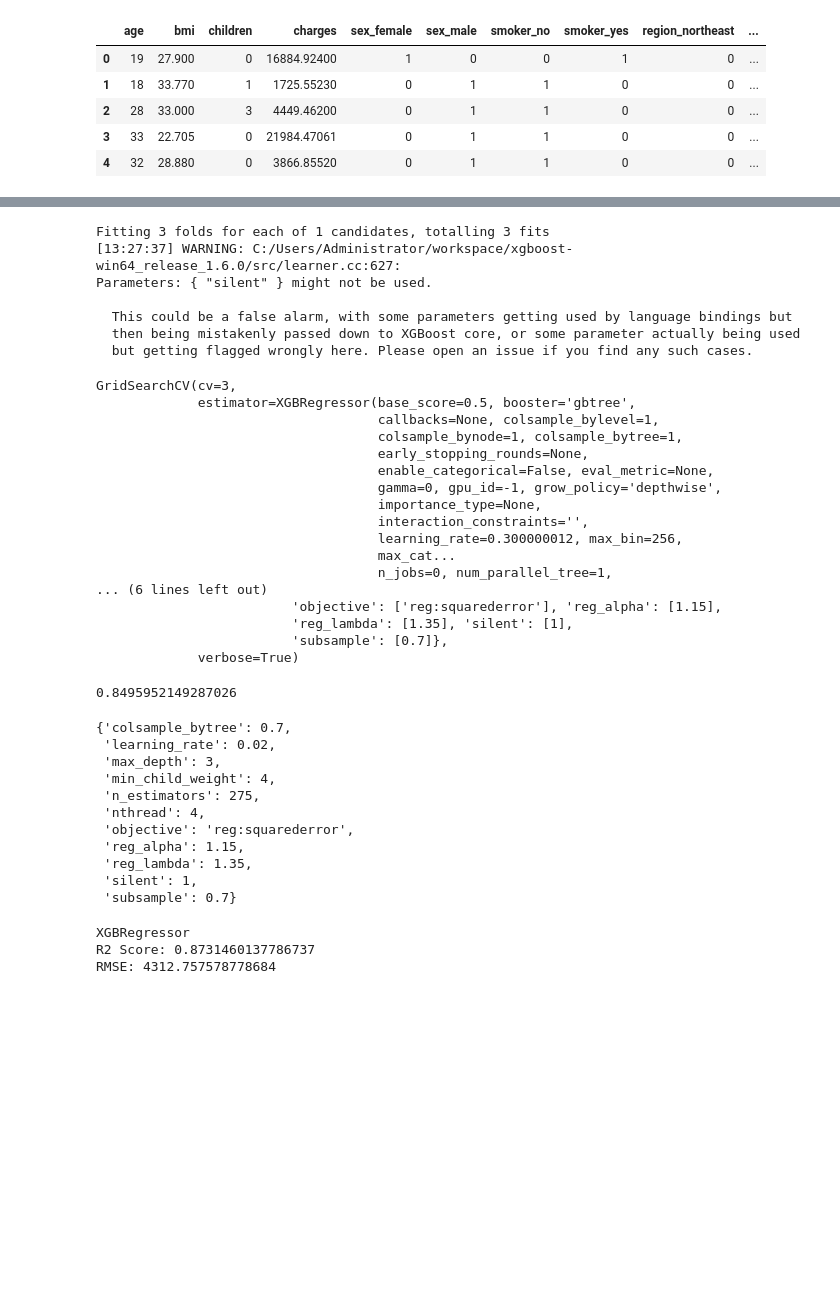
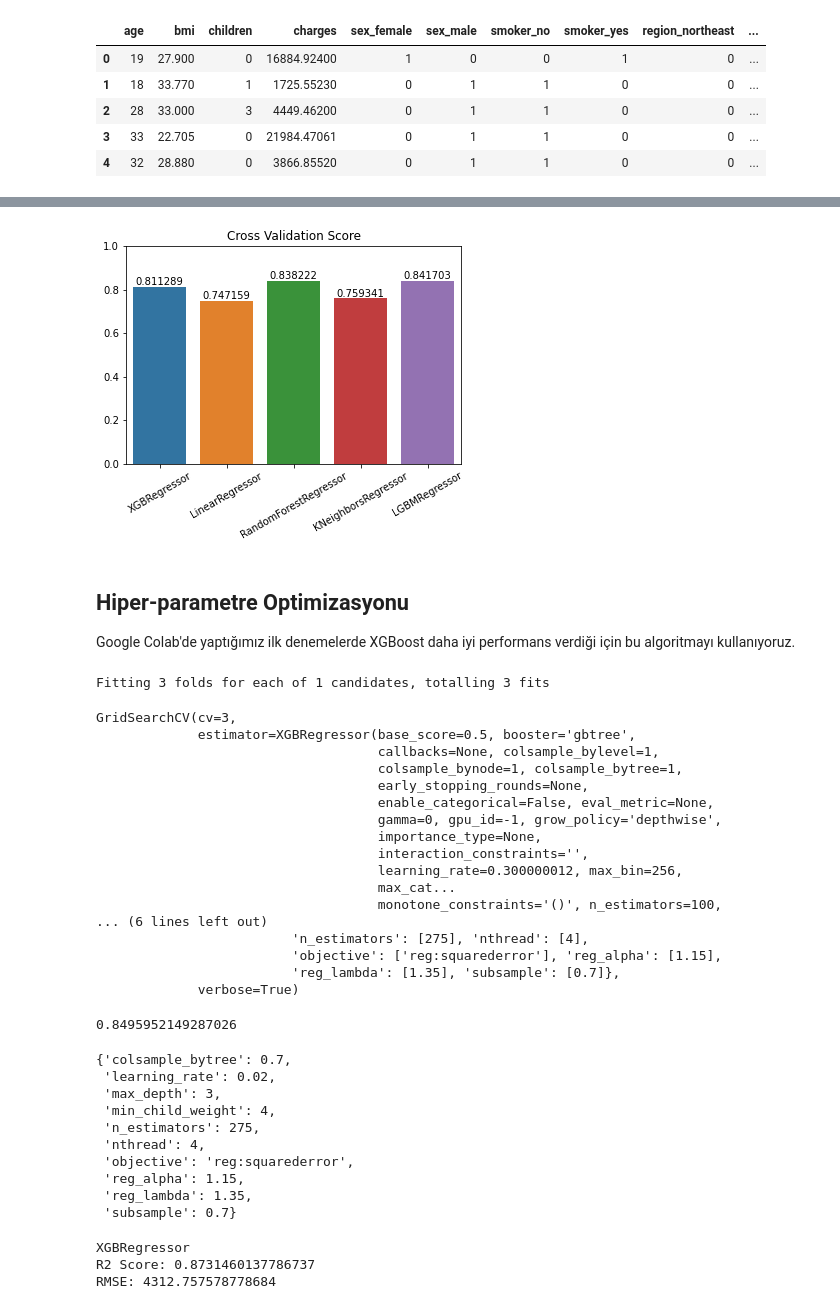
Before and after one commit to ysntrkc/medikal-maliyet-analizi-aisummercamp, a Jupyter notebook: onisleme_ve_model.ipynb, the cells around one changed output, grey strips where cells are left out. Drawn from its saved outputs; the diff is of its cells as text; code cells hidden in the pictures; blank space fills up the shorter version.

```diff
--- a/onisleme_ve_model.ipynb
+++ b/onisleme_ve_model.ipynb
@@ -80,8 +93,10 @@ MSE: 5125.024745472466
 # %%
-lin = LinearRegression()
-lin.fit(X_train, y_train)
-pred = lin.predict(X_test)
-print(f"LinearRegressor \nR2 Score: {r2_score(y_test, pred)} \nMSE: {(mean_squared_error(y_test, pred)) ** 0.5}")
+lr = LinearRegression()
+lr.fit(X_train, y_train)
+pred = lr.predict(X_test)
+lr_r2 = r2_score(y_test, pred)
+lr_rmse = np.sqrt(mean_squared_error(y_test, pred))
+print(f"LinearRegressor \nR2 Score: {lr_r2} \nRMSE: {lr_rmse}")
 # %% [output]
 LinearRegressor
 R2 Score: 0.7696118054369011
@@ -141,10 +151,28 @@ array([0.86139644, 0.78390086, 0.87701539, 0.83409616, 0.85210798])
+# %%
+score_xgb = cross_val_score(xgb, X, y, cv=5).mean()
+score_lr = cross_val_score(lr, X, y, cv=5).mean()
+score_rfr = cross_val_score(rfr, X, y.values.ravel(), cv=5).mean()
+score_knn = cross_val_score(knn, X, y, cv=5).mean()
+score_lgbm = cross_val_score(lgbm, X, y, cv=5).mean()
+# %%
+cv_scores = {"XGBRegressor": score_xgb, "LinearRegressor": score_lr, "RandomForestRegressor": score_rfr, "KNeighborsRegressor": score_knn, "LGBMRegressor": score_lgbm}
+ax = sns.barplot(x=list(cv_scores.keys()), y=list(cv_scores.values()))
+ax.bar_label(ax.containers[0])
+plt.title("Cross Validation Score")
+plt.xticks(rotation=30)
+plt.ylim((0, 1))
+plt.show()
+# %% [output]
+[figure, added]
+# %% [markdown]
+## Hiper-parametre Optimizasyonu
+Google Colab'de yaptığımız ilk denemelerde XGBoost daha iyi performans verdiği için bu algoritmayı kullanıyoruz.
 # %%
 parameters = {'nthread':[4], #when use hyperthread, xgboost may become slower
               'objective':['reg:squarederror'],
               'learning_rate': [.02], #so called `eta` value
               'max_depth': [3],
               'min_child_weight': [4],
-              'silent': [1],
               'subsample': [0.7],
               'colsample_bytree': [0.7],
               'n_estimators': [275],
@@ -158,12 +186,6 @@ xgb_grid = GridSearchCV(xgb,
 xgb_grid.fit(X_train, y_train)
 # %% [output]
 Fitting 3 folds for each of 1 candidates, totalling 3 fits
-[13:27:37] WARNING: C:/Users/Administrator/workspace/xgboost-win64_release_1.6.0/src/learner.cc:627:
-Parameters: { "silent" } might not be used.
-
-  This could be a false alarm, with some parameters getting used by language bindings but
-  then being mistakenly passed down to XGBoost core, or some parameter actually being used
-  but getting flagged wrongly here. Please open an issue if you find any such cases.
 GridSearchCV(cv=3,
              estimator=XGBRegressor(base_score=0.5, booster='gbtree',
                                     callbacks=None, colsample_bylevel=1,
@@ -175,11 +197,11 @@ GridSearchCV(cv=3,
                                     interaction_constraints='',
                                     learning_rate=0.300000012, max_bin=256,
                                     max_cat...
-                                    n_jobs=0, num_parallel_tree=1,
+                                    monotone_constraints='()', n_estimators=100,
 ... (6 lines left out)
+                         'n_estimators': [275], 'nthread': [4],
                          'objective': ['reg:squarederror'], 'reg_alpha': [1.15],
-                         'reg_lambda': [1.35], 'silent': [1],
-                         'subsample': [0.7]},
+                         'reg_lambda': [1.35], 'subsample': [0.7]},
              verbose=True)
 # %%
 print(xgb_grid.best_score_)
@@ -197,7 +219,6 @@ xgb_grid.best_params_
  'objective': 'reg:squarederror',
  'reg_alpha': 1.15,
  'reg_lambda': 1.35,
- 'silent': 1,
  'subsample': 0.7}
 # %%
 pred = xgb_grid.predict(X_test)
```
Also changed, not shown: parts of 24 cells of this notebook, 1 other file.
